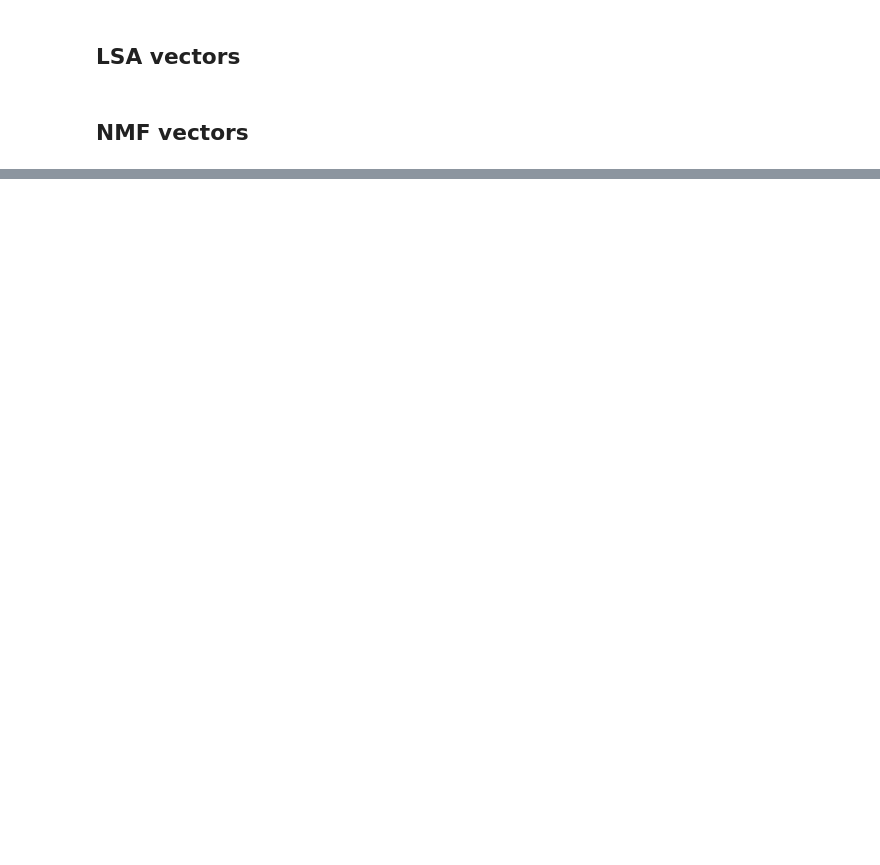
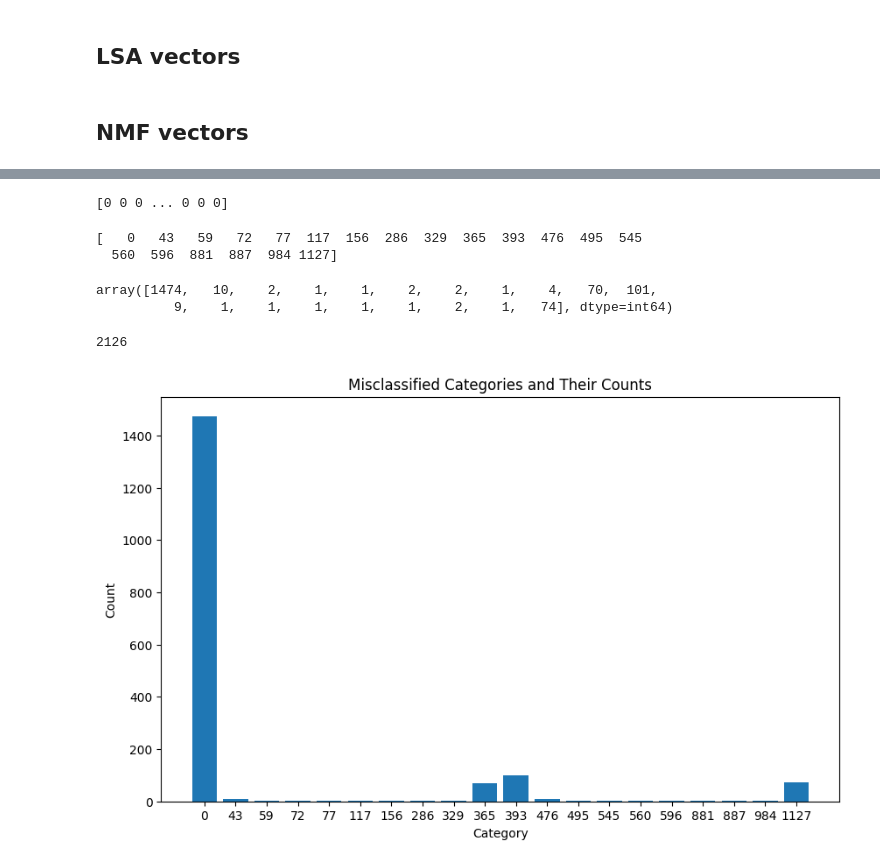
Before and after one commit to nimanshijha/PDF_vector_embeddings, a Jupyter notebook: submission.ipynb, the cells around one changed output, grey strips where cells are left out. Cells and saved outputs as stored; diff of their text form; code cells hidden in the pictures; blank space fills up the shorter version.

```diff
--- a/submission.ipynb
+++ b/submission.ipynb
@@ -853,0 +979,40 @@ print(f"F1-score: {f1score_nmf}")
+# %%
+print(misclassified_categories)
+# %% [output]
+[0 0 0 ... 0 0 0]
+# %%
+unique_values, counts = np.unique(misclassified_categories, return_counts=True)
+
+print(unique_values)
+#print(counts)
+# %% [output]
+[   0   43   59   72   77  117  156  286  329  365  393  476  495  545
+  560  596  881  887  984 1127]
+# %%
+counts
+# %% [output]
+array([1474,   10,    2,    1,    1,    2,    2,    1,    4,   70,  101,
+          9,    1,    1,    1,    1,    1,    2,    1,   74], dtype=int64)
+# %%
+len(y_pred_lsa)
+# %% [output]
+2126
+# %%
+import matplotlib.pyplot as plt
+
+# Define the misclassified categories and their counts
+categories = [0, 43, 59, 72, 77, 117, 156, 286, 329, 365, 393, 476, 495, 545, 560, 596, 881, 887, 984, 1127]
+counts = [1474, 10, 2, 1, 1, 2, 2, 1, 4, 70, 101, 9, 1, 1, 1, 1, 1, 2, 1, 74]
+
+# Set plot size
+plt.figure(figsize=(10, 6))
+
+# Create a bar plot
+plt.bar([str(cat) for cat in categories], counts)
+plt.xlabel('Category')
+plt.ylabel('Count')
+plt.title('Misclassified Categories and Their Counts')
+
+plt.show()
+# %% [output]
+[figure, added]
```
Also changed, not shown: parts of 39 cells of this notebook.
